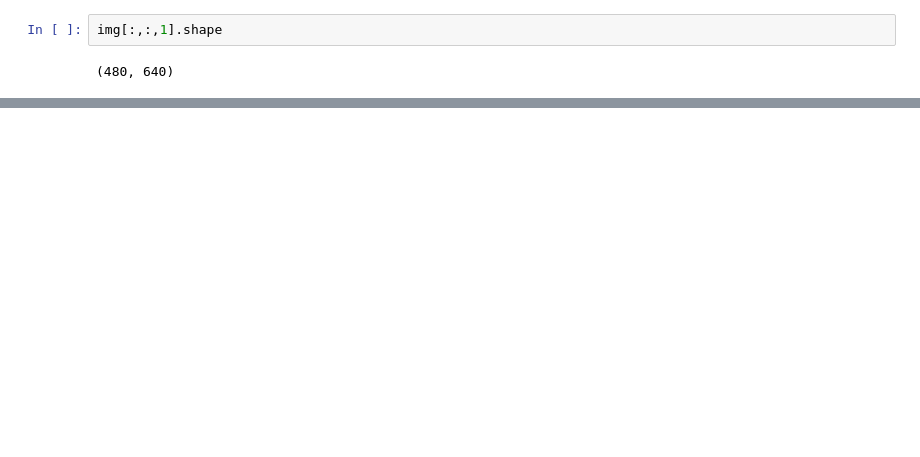
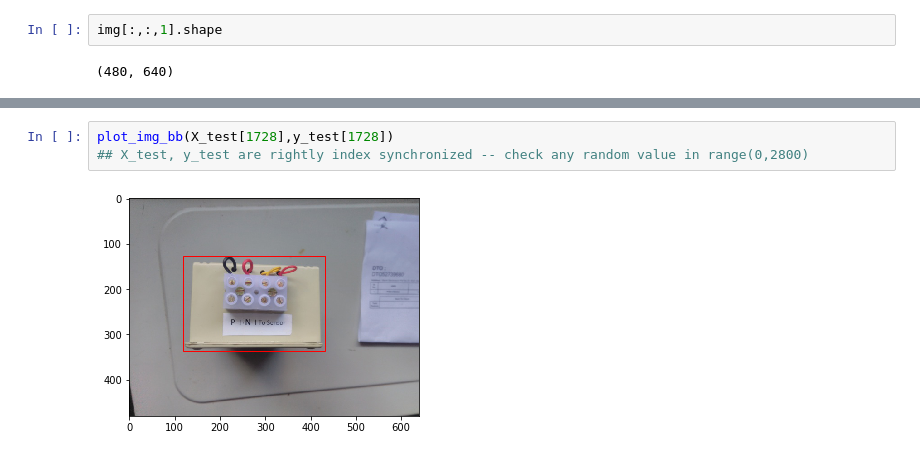
Before and after one commit to amet-vikram13/Object-Detection, a Jupyter notebook: object_detection.ipynb, the cells around one changed output, grey strips where cells are left out. Drawn from its saved outputs; the diff is of its cells as text; blank space fills up the shorter version.

```diff
--- a/object_detection.ipynb
+++ b/object_detection.ipynb
@@ -132,0 +149,5 @@ plot_img_bb(mpimg.imread(image_path+X_test[1111]),y_test[1111])
+# %%
+plot_img_bb(X_test[1728],y_test[1728])
+## X_test, y_test are rightly index synchronized -- check any random value in range(0,2800)
+# %% [output]
+[figure, added]
```
Also changed, not shown: parts of 16 cells of this notebook, 1 other file.
